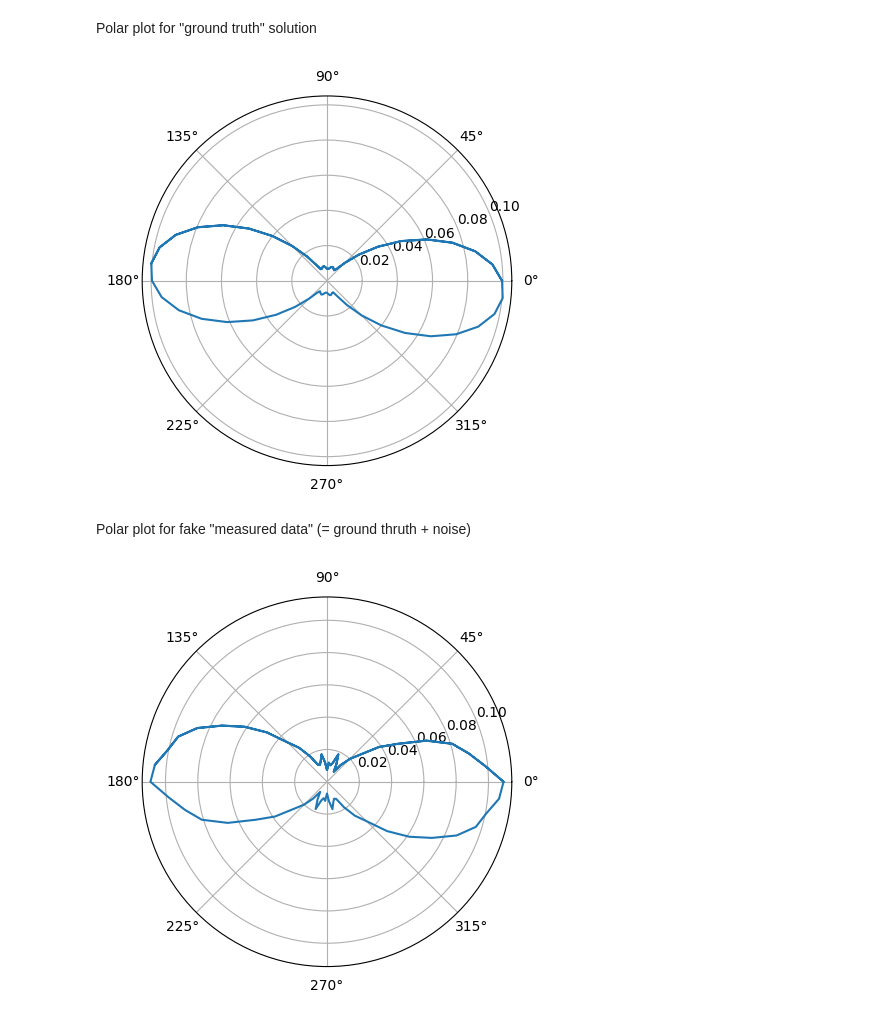
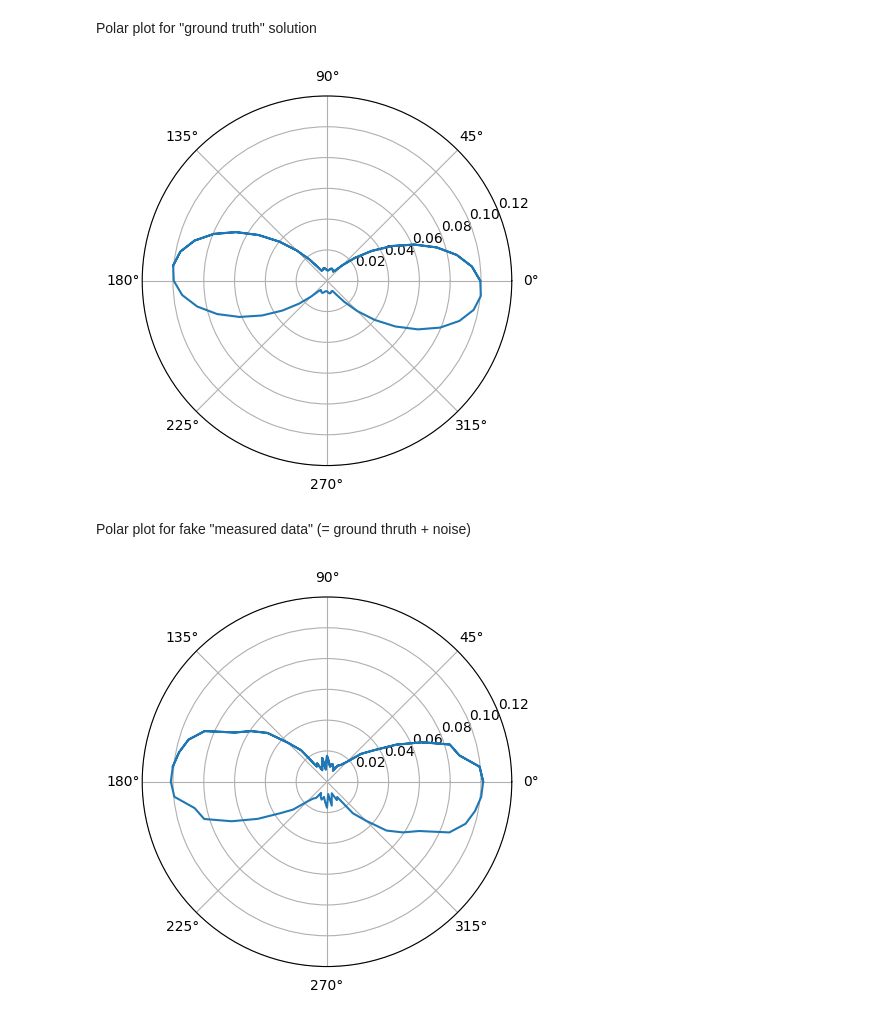
Before and after one commit to morphing-matter-lab/muscle-fiber-model, a Jupyter notebook: main.ipynb, the cells around one changed output. Cells and saved outputs as stored; diff of their text form; code cells hidden in the pictures.

```diff
--- a/main.ipynb
+++ b/main.ipynb
@@ -261,32 +261,34 @@ Polar plot for "ground truth" solution
 # %%
 stretch_factor = 1.5
 n = 32
 polymer_frac = np.zeros((F.shape[0], n))
 V = P.copy()
+
+import math
 
 for i in range(3):
   fabsim_py.simulate_membrane(V, P, F, polymer_frac, fixed_dofs, stretch_factor, 0.25, 1.0, e0, e1)
   stress = fabsim_py.fiber_stress(V, P / stretch_factor, F, n, e0, e1)
   polymer_frac = fabsim_py.polymer_fraction_steady_state(stress, 1, k1 / k0, kd / k0, frac_f, frac_s)
 
 _, ax = plt.subplots(subplot_kw={'projection': 'polar'})
-ax.set_rmax(0.025)
 ax.plot([np.pi / n * i for i in range(3 * n)], np.tile(polymer_frac[face_id, :], 3))
+ax.set_rmax(0.12)
 
 plt.show()
 # %% [output]
-[figure, old version]
+[figure, new version]
 # %% [markdown]
 Polar plot for fake "measured data" (= ground thruth + noise)
 # %%
 phi_measured = polymer_frac + 0.01 * np.random.default_rng().random(polymer_frac.shape)
 
 _, ax = plt.subplots(subplot_kw={'projection': 'polar'})
-ax.set_rmax(0.025)
 ax.plot([np.pi / n * i for i in range(3 * n)], np.tile(phi_measured[face_id, :], 3))
+ax.set_rmax(0.12)
 
 plt.show()
 # %% [output]
-[figure, old version]
+[figure, new version]
 # %%
 params = fitting(phi_measured)
```
Also changed, not shown: parts of 4 cells of this notebook, 4 other files.
